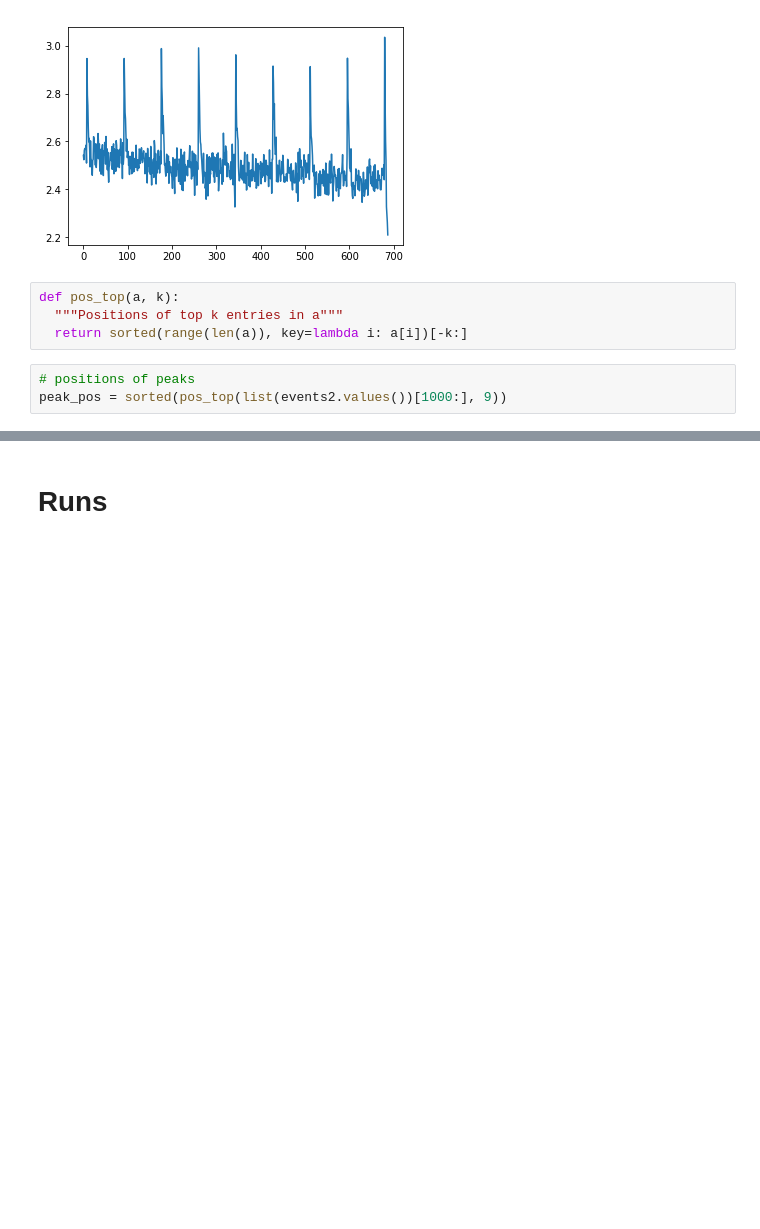
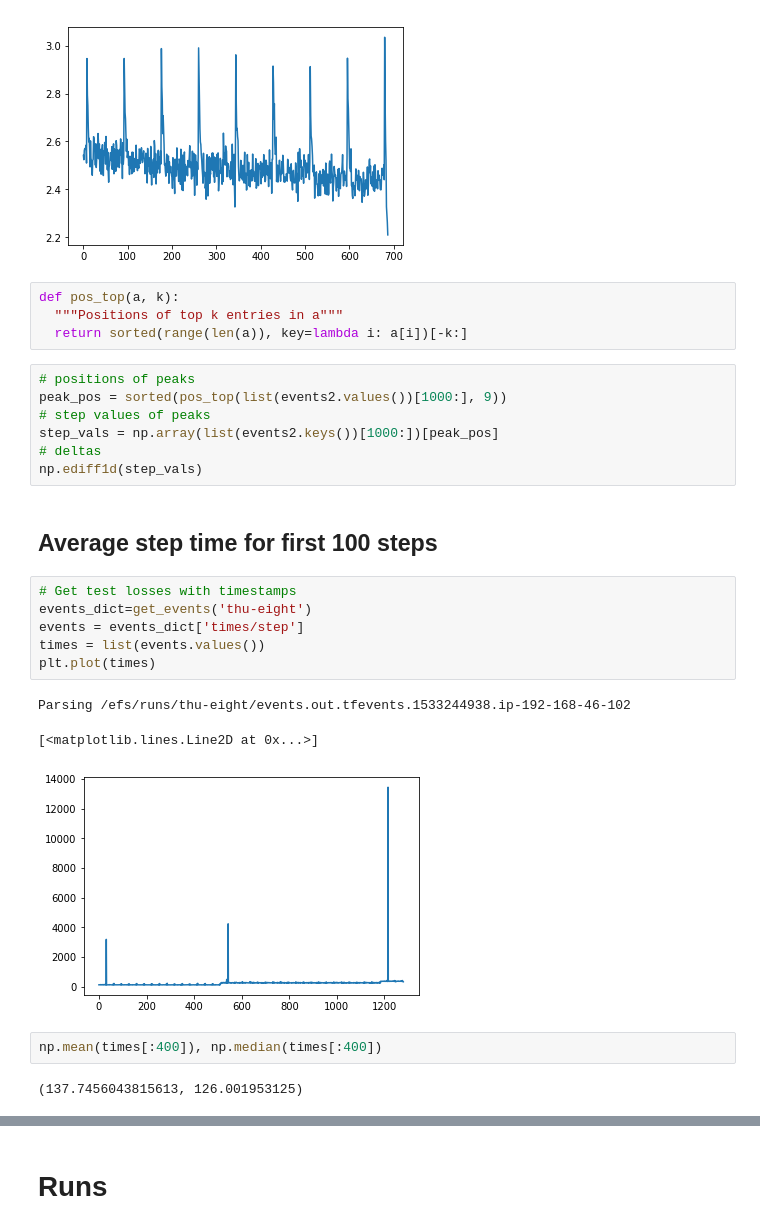
Before and after one commit to diux-dev/cluster, a Jupyter notebook: pytorch/recipes-yaroslav-va.ipynb, the cells around one changed output, grey strips where cells are left out. Saved outputs shown, nothing was run; the diff lists cells and outputs as text; blank space fills up the shorter version.

Commit message:
step latency investigation

```diff
--- a/pytorch/recipes-yaroslav-va.ipynb
+++ b/pytorch/recipes-yaroslav-va.ipynb
@@ -160,3 +163,23 @@ def pos_top(a, k):
 # %%
 # positions of peaks
 peak_pos = sorted(pos_top(list(events2.values())[1000:], 9))
+# step values of peaks
+step_vals = np.array(list(events2.keys())[1000:])[peak_pos]
+# deltas
+np.ediff1d(step_vals)
+# %% [markdown]
+## Average step time for first 100 steps
+# %%
+# Get test losses with timestamps
+events_dict=get_events('thu-eight')
+events = events_dict['times/step']
+times = list(events.values())
+plt.plot(times)
+# %% [output]
+Parsing /efs/runs/thu-eight/events.out.tfevents.1533244938.ip-192-168-46-102
+[<matplotlib.lines.Line2D at 0x...>]
+[figure, added]
+# %%
+np.mean(times[:400]), np.median(times[:400])
+# %% [output]
+(137.7456043815613, 126.001953125)
```
Also changed, not shown: parts of 9 cells of this notebook.
